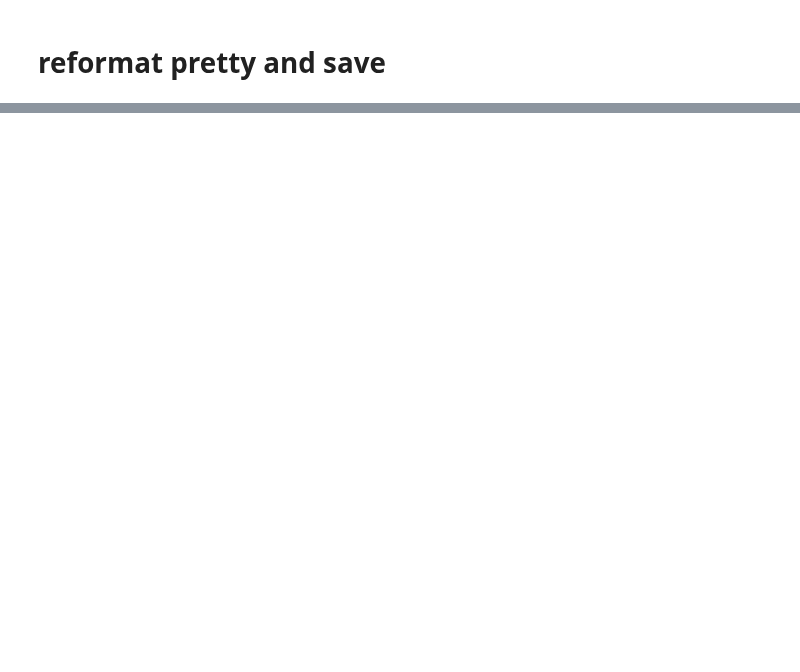
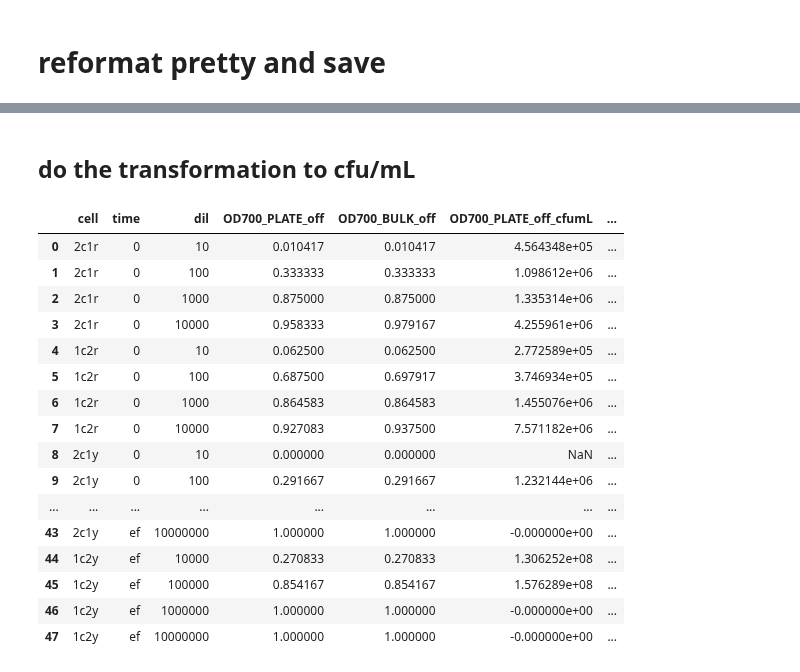
Before and after one commit to geezerbriefs/xpspython, a Jupyter notebook: cfu/analyze cfu multiwell data.ipynb, the cells around one changed output, grey strips where cells are left out. Saved outputs shown, nothing was run; the diff lists cells and outputs as text; code cells hidden in the pictures; blank space fills up the shorter version.

```diff
--- a/cfu/analyze cfu multiwell data.ipynb
+++ b/cfu/analyze cfu multiwell data.ipynb
@@ -248,0 +276,2 @@ df.to_csv(directory + 'all_tidy_{}_gated.csv'.format(meas))
+# %%
+counts = d['counts']
@@ -248,0 +291,13 @@ df.to_csv(directory + 'all_tidy_{}_gated.csv'.format(meas))
+# %%
+#get the columns in the dataset that contain the peak assignments
+assignments_to_count = [x for x in df.columns if 'peak' in x]
+#make the new column names you want
+labels = [x.rstrip('_peak') for x in assignments_to_count]
+# %%
+#get all the unique conditions to iterate over
+cells = counts['cell'].unique()
+times = counts['time'].unique()
+dils = counts['dil'].unique()
+
+#get all the combinations
+conds = list(product(cells, times, dils))
@@ -248,0 +343,2 @@ df.to_csv(directory + 'all_tidy_{}_gated.csv'.format(meas))
+# %% [markdown]
+## do the transformation to cfu/mL
@@ -248,0 +347,37 @@ df.to_csv(directory + 'all_tidy_{}_gated.csv'.format(meas))
+# %%
+for c in [x+'_off' for x in labels]:
+    #get the column of interest plus the dilutions
+    #replace 0 with nan since log cant deal with zero
+    frac_empty = counts[c].replace(0, np.nan)
+    #dilution column
+    d = counts['dil']
+
+    #-ln of fractions that are empty since this is the simplified calculation of lambda in poisson distribution when the
+    #outcome you're looking for is zero events
+    nlog = -frac_empty.apply(ln)
+
+    #multiply up the dilution factor and again by the conversion between vol shot and mL
+                                #THIS VALUE NEEDS TO CHANGE IF VOLUME SHOT IS CHANGED
+    cfu = nlog * d * (10**6 / 100)
+
+    counts[c + '_cfumL'] = cfu
+# %%
+counts
+# %% [output]
+|  | cell | time | dil | OD700_PLATE_off | OD700_BULK_off | OD700_PLATE_off_cfumL | ... |
+| 0 | 2c1r | 0 | 10 | 0.010417 | 0.010417 | 4.564348e+05 | ... |
+| 1 | 2c1r | 0 | 100 | 0.333333 | 0.333333 | 1.098612e+06 | ... |
+| 2 | 2c1r | 0 | 1000 | 0.875000 | 0.875000 | 1.335314e+06 | ... |
+| 3 | 2c1r | 0 | 10000 | 0.958333 | 0.979167 | 4.255961e+06 | ... |
+| 4 | 1c2r | 0 | 10 | 0.062500 | 0.062500 | 2.772589e+05 | ... |
+| 5 | 1c2r | 0 | 100 | 0.687500 | 0.697917 | 3.746934e+05 | ... |
+| 6 | 1c2r | 0 | 1000 | 0.864583 | 0.864583 | 1.455076e+06 | ... |
+| 7 | 1c2r | 0 | 10000 | 0.927083 | 0.937500 | 7.571182e+06 | ... |
+| 8 | 2c1y | 0 | 10 | 0.000000 | 0.000000 | NaN | ... |
+| 9 | 2c1y | 0 | 100 | 0.291667 | 0.291667 | 1.232144e+06 | ... |
+| ... | ... | ... | ... | ... | ... | ... | ... |
+| 43 | 2c1y | ef | 10000000 | 1.000000 | 1.000000 | -0.000000e+00 | ... |
+| 44 | 1c2y | ef | 10000 | 0.270833 | 0.270833 | 1.306252e+08 | ... |
+| 45 | 1c2y | ef | 100000 | 0.854167 | 0.854167 | 1.576289e+08 | ... |
+| 46 | 1c2y | ef | 1000000 | 1.000000 | 1.000000 | -0.000000e+00 | ... |
+| 47 | 1c2y | ef | 10000000 | 1.000000 | 1.000000 | -0.000000e+00 | ... |
```
Also changed, not shown: parts of 23 cells of this notebook.
